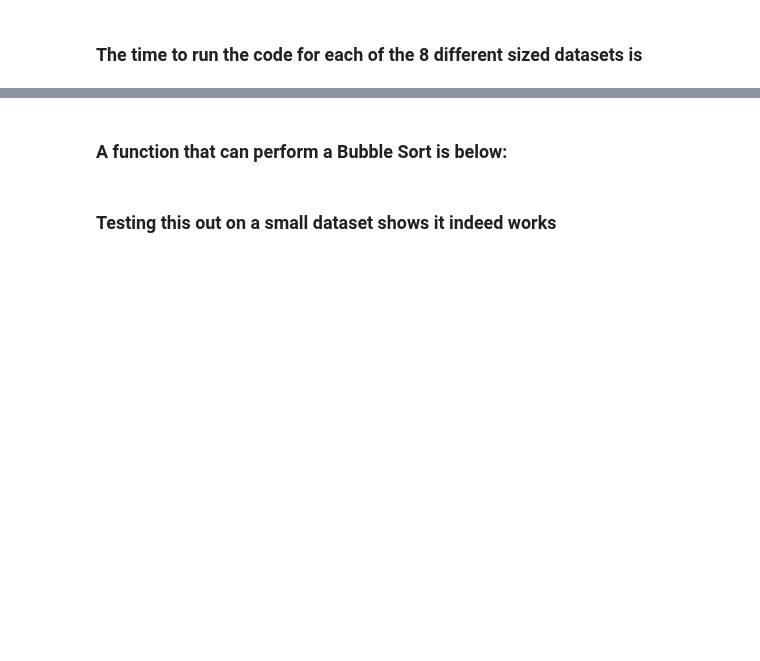
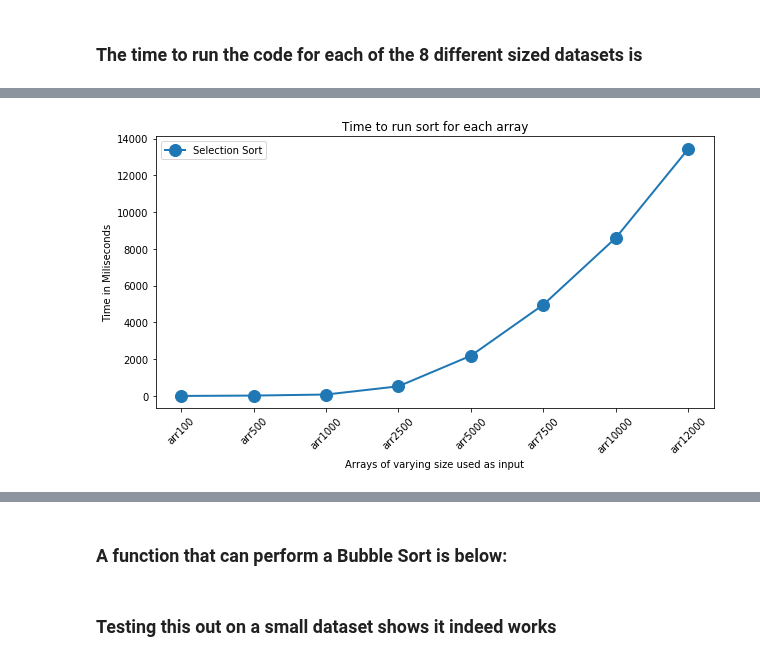
Before and after one commit to eimearbutler7/Computational-Thinking-Project-2019, a Jupyter notebook: Sorting_Algorithms.ipynb, the cells around one changed output, grey strips where cells are left out. Drawn from its saved outputs; the diff is of its cells as text; code cells hidden in the pictures; blank space fills up the shorter version.

```diff
--- a/Sorting_Algorithms.ipynb
+++ b/Sorting_Algorithms.ipynb
@@ -171,19 +295,5 @@ gif source: https://upload.wikimedia.org/wikipedia/commons/9/94/Selection-Sort-A
 # %% [markdown]
 ### A function that can perform a Selection Sort is below:
-# %%
-import sys
-A = [64, 25, 12, 22, 11]
-
-#def selectionSort(A):
-for i in range(len(A)):
-    min_idx = i
-    for j in range(i+1, len(A)):
-        if A[min_idx] > A[j]:
-            min_idx = j
-
-    A[i], A[min_idx] = A[min_idx], A[i] # move the
-
-#source: https://www.geeksforgeeks.org/selection-sort/
 # %%
 def selectionSort(alist):
     for fillslot in range(len(alist)-1,0,-1):
@@ -236,0 +360,11 @@ df  #show df
+# %%
+plt.figure(figsize=(10,5))  #plot results on a graph -  code written myself
+plt.plot(index, sel_result, marker='o', linewidth=2, markersize=12, label='Selection Sort')
+plt.ylabel('Time in Miliseconds')
+plt.xlabel('Arrays of varying size used as input')
+plt.xticks(np.arange(0, 8, step=1), rotation=45)
+plt.title('Time to run sort for each array')
+plt.legend()
+plt.show()
+# %% [output]
+[figure, added]
```
Also changed, not shown: parts of 90 cells of this notebook.
